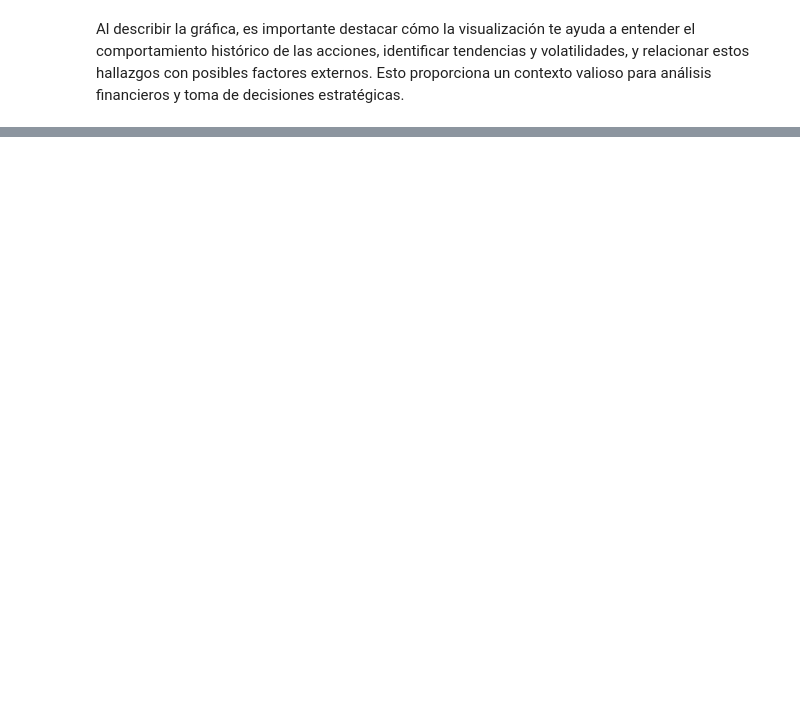
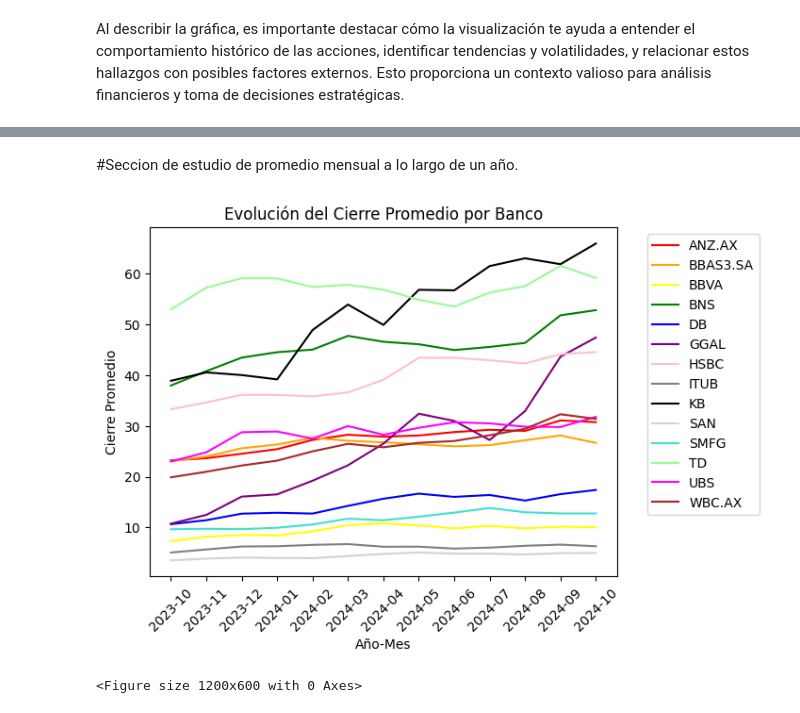
Before and after one commit to Roberto-Orazi/tp1-fcd, a Jupyter notebook: analisis.ipynb, the cells around one changed output, grey strips where cells are left out. Drawn from its saved outputs; the diff is of its cells as text; code cells hidden in the pictures; blank space fills up the shorter version.

```diff
--- a/analisis.ipynb
+++ b/analisis.ipynb
@@ -392,0 +475,30 @@ Analiza si hay diferencias significativas en la volatilidad de los precios de la
+# %% [markdown]
+#Seccion de estudio de promedio mensual a lo largo de un año.
+# %%
+#Quitamos de la columna Ticker a HDFCBANCK.NS y ICICIBANK.NS
+mean_close_filtrado = mean_close[(mean_close['Ticker'] != 'HDFCBANK.NS') & (mean_close['Ticker'] != 'ICICIBANK.NS')]
+# %%
+#Creamos una paleta de colores para poder distinguir mejor la leyenda
+colores = ['#FF0000', '#FFA500', '#FFFF00', '#008000', '#0000FF', '#800080', '#FFC0CB', '#808080', '#000000', '#D3D3D3', '#40E0D0', '#98FB98', '#FF00FF', '#A52A2A']
+
+# Creamos el gráfico de líneas con ajustes
+sns.lineplot(x='YearMonth', y='Close', hue='Ticker', data=mean_close_filtrado, palette=colores)
+
+# Ajustamos la posición de la leyenda
+plt.legend(bbox_to_anchor=(1.05, 1), loc='upper left')
+
+# Rotamos las etiquetas del eje x
+plt.xticks(rotation=45)
+
+# Personalimos los títulos y etiquetas
+plt.title('Evolución del Cierre Promedio por Banco')
+plt.xlabel('Año-Mes')
+plt.ylabel('Cierre Promedio')
+
+# Ajustamos el tamaño de la figura (opcional)
+plt.figure(figsize=(12, 6))
+
+plt.show()
+# %% [output]
+[figure, added]
+<Figure size 1200x600 with 0 Axes>
```
Also changed, not shown: parts of 12 cells of this notebook.
